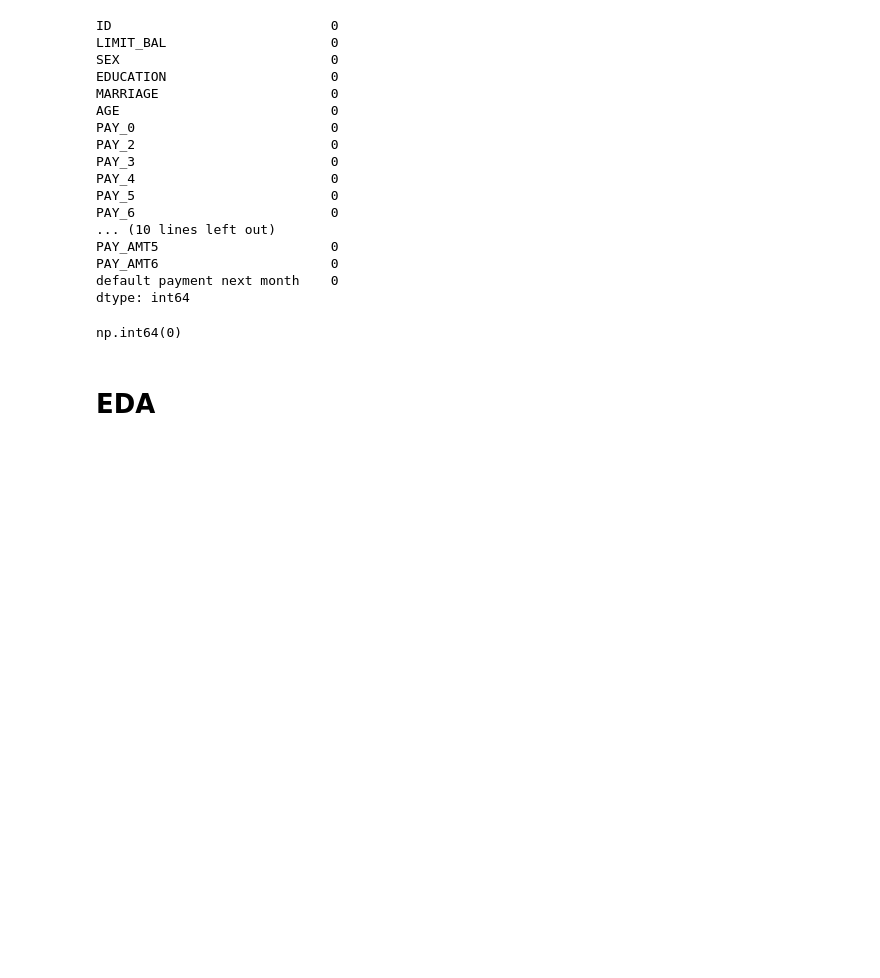
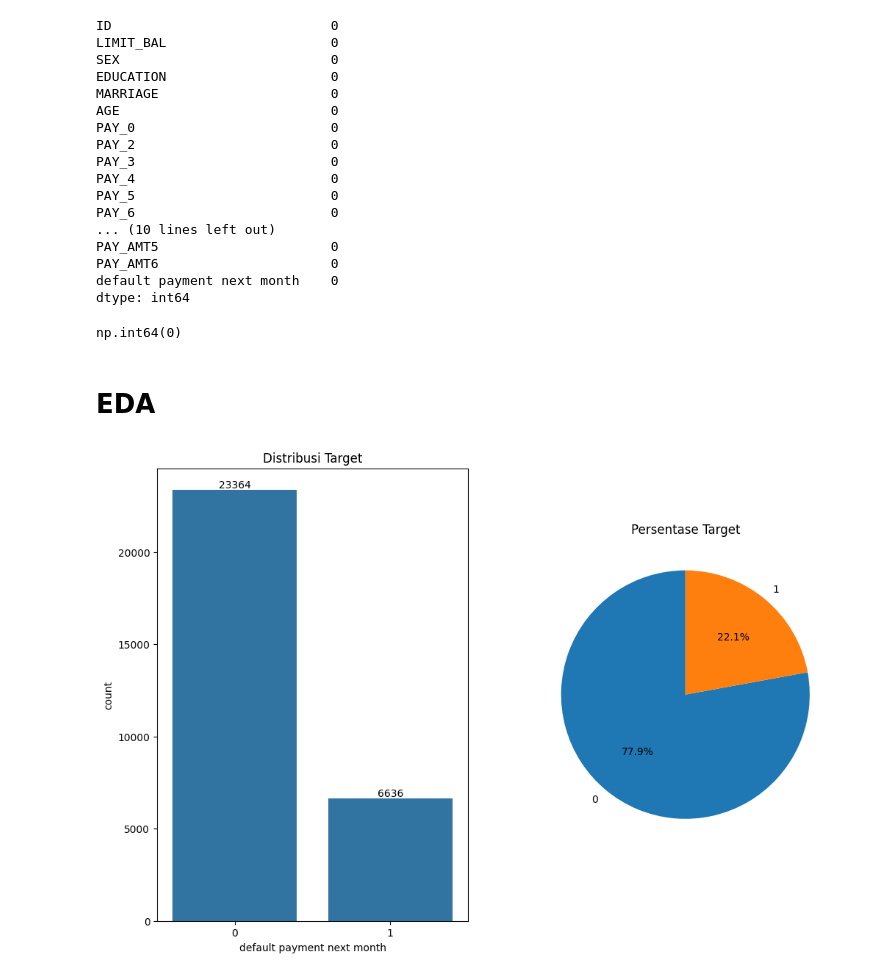
Before and after one commit to PrimaSembiring/credit-risk-prediction, a Jupyter notebook: Untitled.ipynb, the cells around one changed output. Drawn from its saved outputs; the diff is of its cells as text; code cells hidden in the pictures; blank space fills up the shorter version.

```diff
--- a/Untitled.ipynb
+++ b/Untitled.ipynb
@@ -72,3 +72,21 @@ df.duplicated().sum()
 np.int64(0)
 # %% [markdown]
 # EDA
+# %%
+# Distribusi default payment next month (target)
+fig, axes = plt.subplots(1,2, figsize=(12,8))
+
+# Barplot
+sns.countplot(data=df, x='default payment next month', ax = axes[0])
+for i in axes[0].containers:
+    axes[0].bar_label(i)
+axes[0].set_title('Distribusi Target')
+
+# piechart
+target_count = df['default payment next month'].value_counts()
+plt.pie(target_count, labels=target_count.index, autopct='%1.1f%%', startangle=90)
+axes[1].set_title('Persentase Target')
+
+plt.show()
+# %% [output]
+[figure, added]
```
Also changed, not shown: parts of 7 cells of this notebook, 1 other file.
